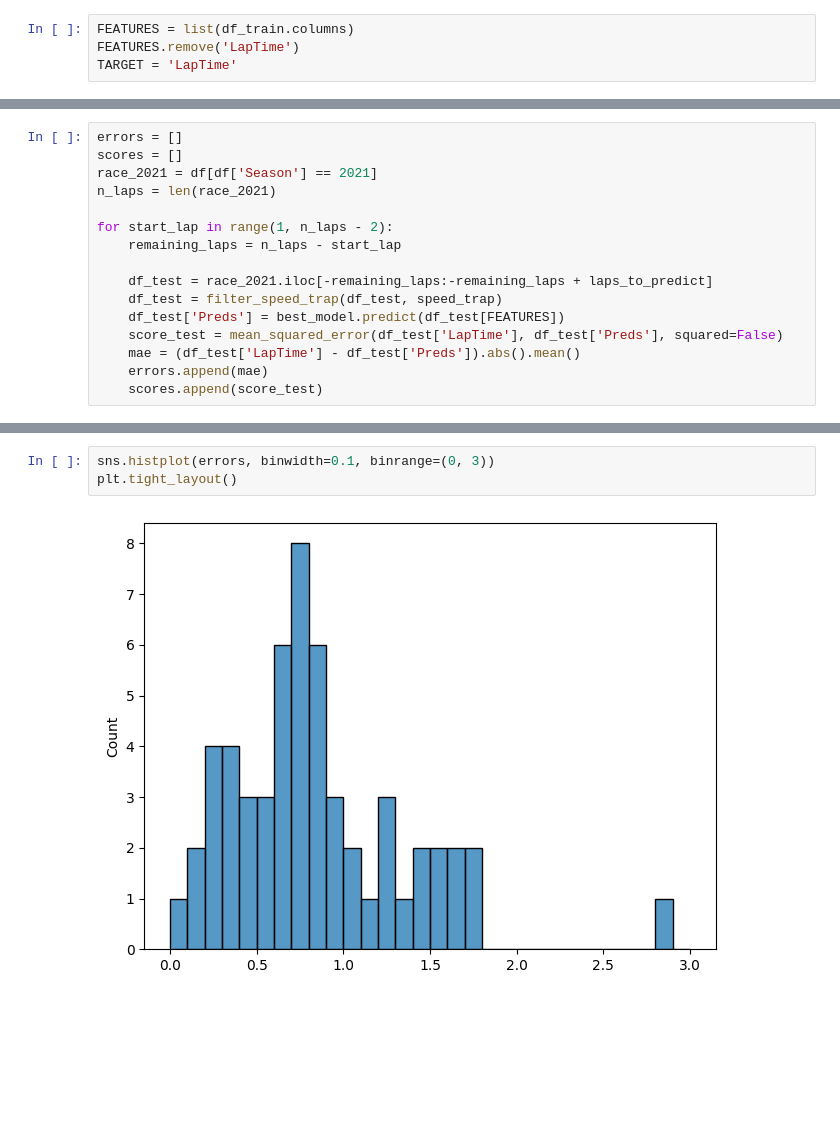
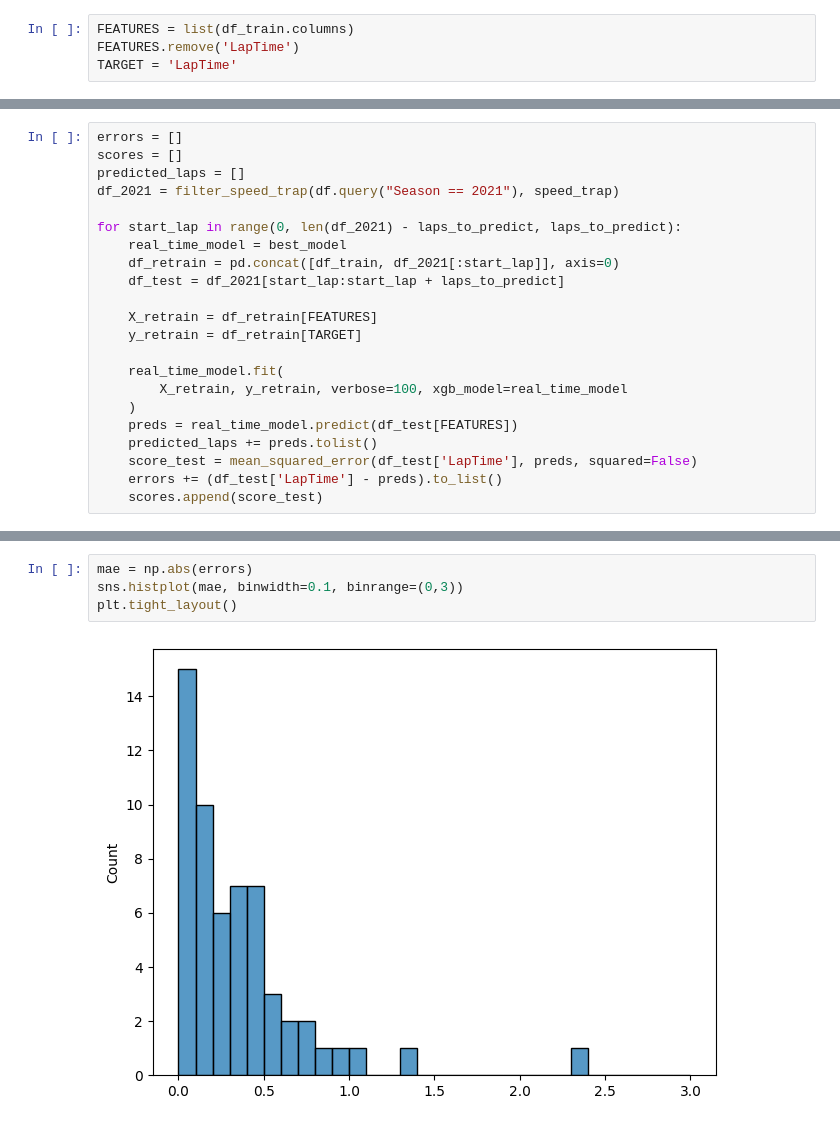
Before and after one commit to vicmcl/ml-laptime, a Jupyter notebook: ml_laptime/notebook/train.ipynb, the cells around one changed output, grey strips where cells are left out. Saved outputs shown, nothing was run; the diff lists cells and outputs as text; blank space fills up the shorter version.

Commit message:
FEAT: retrain model in real time, lap after lap

```diff
--- a/ml_laptime/notebook/train.ipynb
+++ b/ml_laptime/notebook/train.ipynb
@@ -338,16 +243,22 @@ XGBRegressor(base_score=None, booster=None, callbacks=None,
-# %%
-errors = []
-scores = []
-race_2021 = df[df['Season'] == 2021]
-n_laps = len(race_2021)
-
-for start_lap in range(1, n_laps - 2):
-    remaining_laps = n_laps - start_lap
-
-    df_test = race_2021.iloc[-remaining_laps:-remaining_laps + laps_to_predict]
-    df_test = filter_speed_trap(df_test, speed_trap)
-    df_test['Preds'] = best_model.predict(df_test[FEATURES])
-    score_test = mean_squared_error(df_test['LapTime'], df_test['Preds'], squared=False)
-    mae = (df_test['LapTime'] - df_test['Preds']).abs().mean()
-    errors.append(mae)
-    scores.append(score_test)
+# %%
+errors = []
+scores = []
+predicted_laps = []
+df_2021 = filter_speed_trap(df.query("Season == 2021"), speed_trap)
+
+for start_lap in range(0, len(df_2021) - laps_to_predict, laps_to_predict):
+    real_time_model = best_model
+    df_retrain = pd.concat([df_train, df_2021[:start_lap]], axis=0)
+    df_test = df_2021[start_lap:start_lap + laps_to_predict]
+
+    X_retrain = df_retrain[FEATURES]
+    y_retrain = df_retrain[TARGET]
+
+    real_time_model.fit(
+        X_retrain, y_retrain, verbose=100, xgb_model=real_time_model
+    )
+    preds = real_time_model.predict(df_test[FEATURES])
+    predicted_laps += preds.tolist()
+    score_test = mean_squared_error(df_test['LapTime'], preds, squared=False)
+    errors += (df_test['LapTime'] - preds).to_list()
+    scores.append(score_test)
@@ -354,5 +275,6 @@ for start_lap in range(1, n_laps - 2):
 # %%
-sns.histplot(errors, binwidth=0.1, binrange=(0, 3))
+mae = np.abs(errors)
+sns.histplot(mae, binwidth=0.1, binrange=(0,3))
 plt.tight_layout()
 # %% [output]
-[figure, old version]
+[figure, new version]
```
Also changed, not shown: parts of 27 cells of this notebook.
